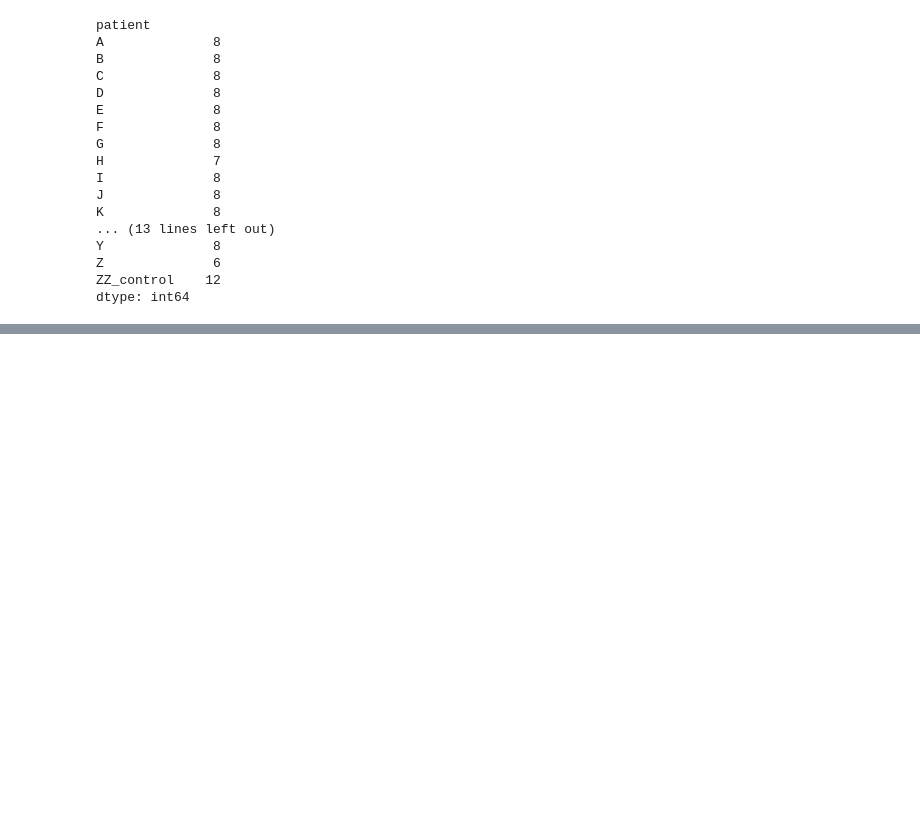
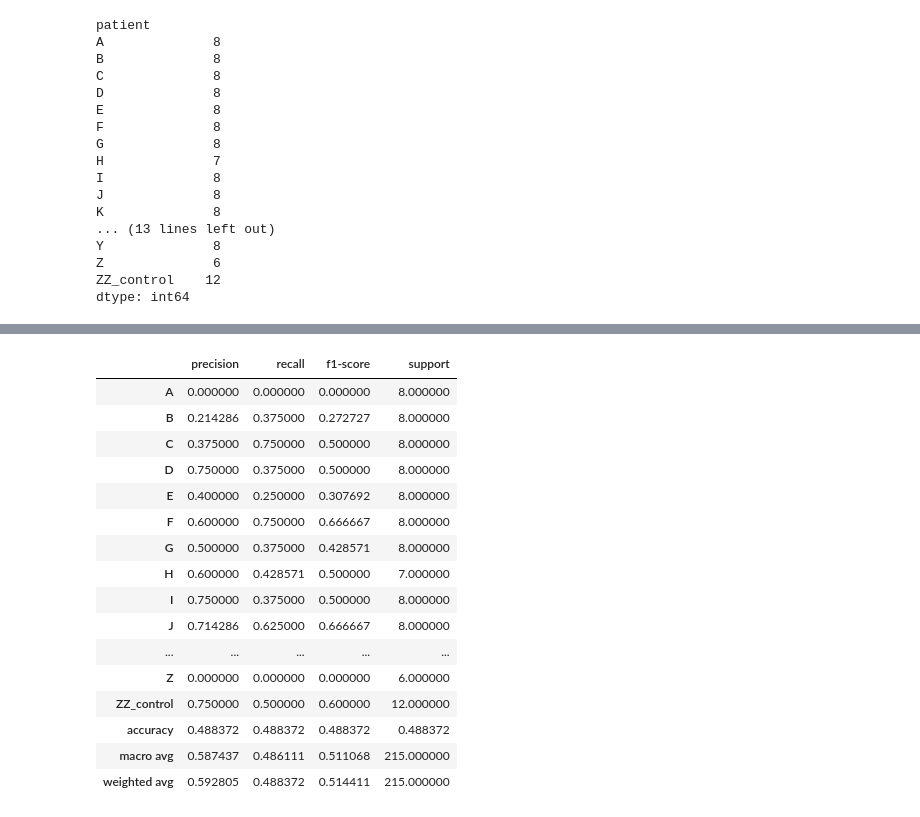
Before and after one commit to Sametavci/ki-al-miRNA-attack, a Jupyter notebook: notebooks/mRNA.ipynb, the cells around one changed output, grey strips where cells are left out. Cells and saved outputs as stored; diff of their text form; code cells hidden in the pictures; blank space fills up the shorter version.

```diff
--- a/notebooks/mRNA.ipynb
+++ b/notebooks/mRNA.ipynb
@@ -328,0 +339,58 @@ F1: 0.0
+# %%
+def reidentification_cv(df):
+
+    for patient, df_p in df.groupby("patient"):
+        for test_idx in df_p.index:
+            train_idx = df.index.difference([test_idx])
+            yield train_idx.to_numpy(), np.array([test_idx])
+# %%
+from sklearn.metrics import classification_report
+
+clf = Pipeline([
+    ("scaler", StandardScaler()),
+    ("pca", PCA(n_components=0.9)),  # %90 variance
+    ("logreg", LogisticRegression(max_iter=5000))
+])
+
+
+y_true_all = []
+y_pred_all = []
+
+for fold, (train_idx, test_idx) in enumerate(reidentification_cv(df_all), 1):
+
+    X_train, X_test = X[train_idx], X[test_idx]
+    y_train, y_test = y[train_idx], y[test_idx]
+
+    clf.fit(X_train, y_train)
+    y_pred = clf.predict(X_test)
+
+    y_true_all.extend(y_test)
+    y_pred_all.extend(y_pred)
+
+report = classification_report(
+    y_true_all,
+    y_pred_all,
+    output_dict=True,
+    zero_division=0
+)
+
+report_df = pd.DataFrame(report).transpose()
+report_df
+# %% [output]
+|  | precision | recall | f1-score | support |
+| A | 0.000000 | 0.000000 | 0.000000 | 8.000000 |
+| B | 0.214286 | 0.375000 | 0.272727 | 8.000000 |
+| C | 0.375000 | 0.750000 | 0.500000 | 8.000000 |
+| D | 0.750000 | 0.375000 | 0.500000 | 8.000000 |
+| E | 0.400000 | 0.250000 | 0.307692 | 8.000000 |
+| F | 0.600000 | 0.750000 | 0.666667 | 8.000000 |
+| G | 0.500000 | 0.375000 | 0.428571 | 8.000000 |
+| H | 0.600000 | 0.428571 | 0.500000 | 7.000000 |
+| I | 0.750000 | 0.375000 | 0.500000 | 8.000000 |
+| J | 0.714286 | 0.625000 | 0.666667 | 8.000000 |
+| ... | ... | ... | ... | ... |
+| Z | 0.000000 | 0.000000 | 0.000000 | 6.000000 |
+| ZZ_control | 0.750000 | 0.500000 | 0.600000 | 12.000000 |
+| accuracy | 0.488372 | 0.488372 | 0.488372 | 0.488372 |
+| macro avg | 0.587437 | 0.486111 | 0.511068 | 215.000000 |
+| weighted avg | 0.592805 | 0.488372 | 0.514411 | 215.000000 |
```
Also changed, not shown: parts of 16 cells of this notebook.
